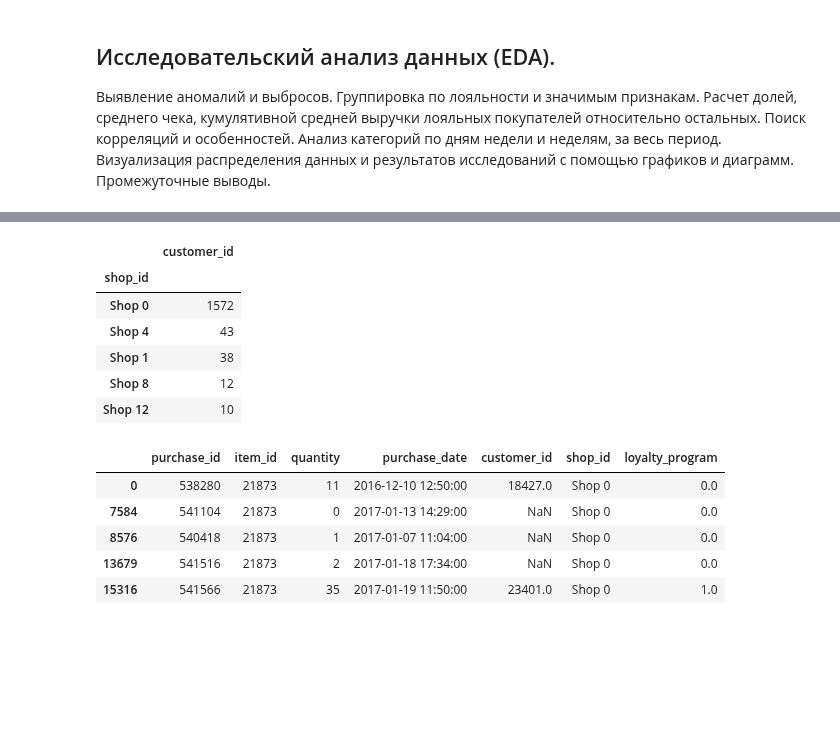
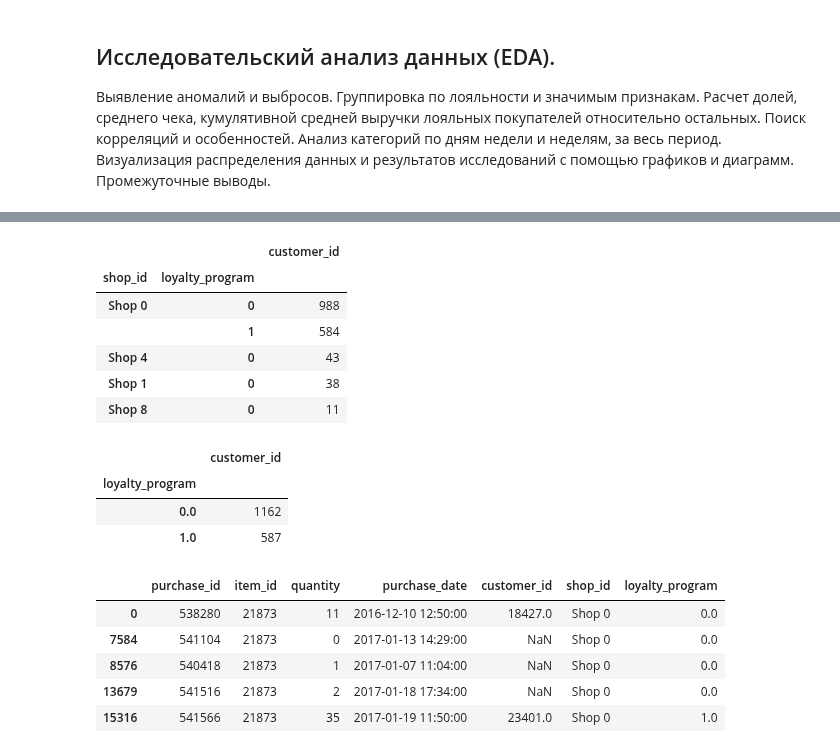
Before and after one commit to akirionenko/senior_progect, a Jupyter notebook: senior_project_1.ipynb, the cells around one changed output, grey strips where cells are left out. Drawn from its saved outputs; the diff is of its cells as text; code cells hidden in the pictures; blank space fills up the shorter version.

```diff
--- a/senior_project_1.ipynb
+++ b/senior_project_1.ipynb
@@ -223,11 +259,11 @@ product.duplicated().sum()
 # %%
 #
-retail.groupby('shop_id').agg({'customer_id':'nunique'}).sort_values(by='customer_id', ascending=False).head()
+retail_cut.groupby(['shop_id', 'loyalty_program']).agg({'customer_id':'nunique'}).sort_values(by='customer_id', ascending=False).head()
 # %% [output]
-|  | customer_id |
-| shop_id |  |
-| Shop 0 | 1572 |
-| Shop 4 | 43 |
-| Shop 1 | 38 |
-| Shop 8 | 12 |
-| Shop 12 | 10 |
+|  |  | customer_id |
+| shop_id | loyalty_program |  |
+| Shop 0 | 0 | 988 |
+|  | 1 | 584 |
+| Shop 4 | 0 | 43 |
+| Shop 1 | 0 | 38 |
+| Shop 8 | 0 | 11 |
@@ -234,3 +275,11 @@ retail.groupby('shop_id').agg({'customer_id':'nunique'}).sort_values(by='custome
+# %%
+#выведем количество уникальных пользователей по группе лояльности
+retail.groupby('loyalty_program').agg({'customer_id':'nunique'})
+# %% [output]
+|  | customer_id |
+| loyalty_program |  |
+| 0.0 | 1162 |
+| 1.0 | 587 |
 # %%
 #минимальная дата привлечения
 #profiles['dt'].min()
```
Also changed, not shown: parts of 11 cells of this notebook.
